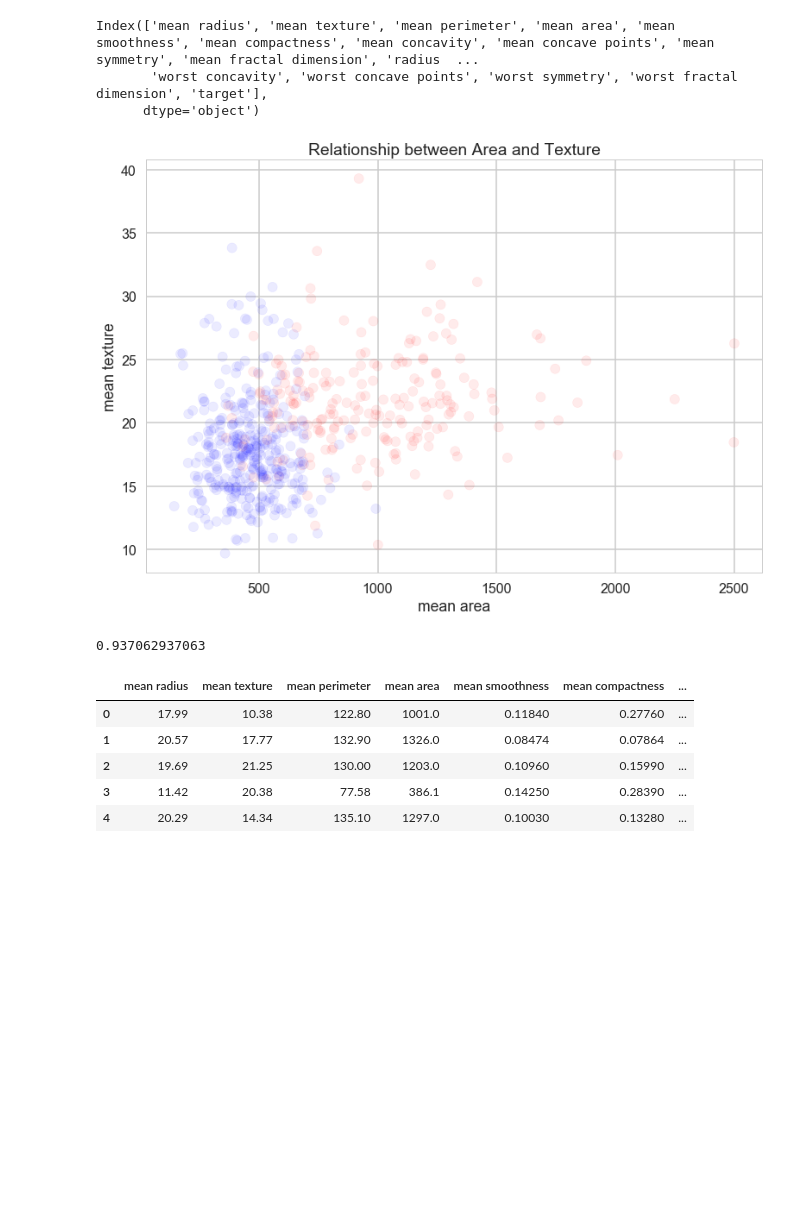
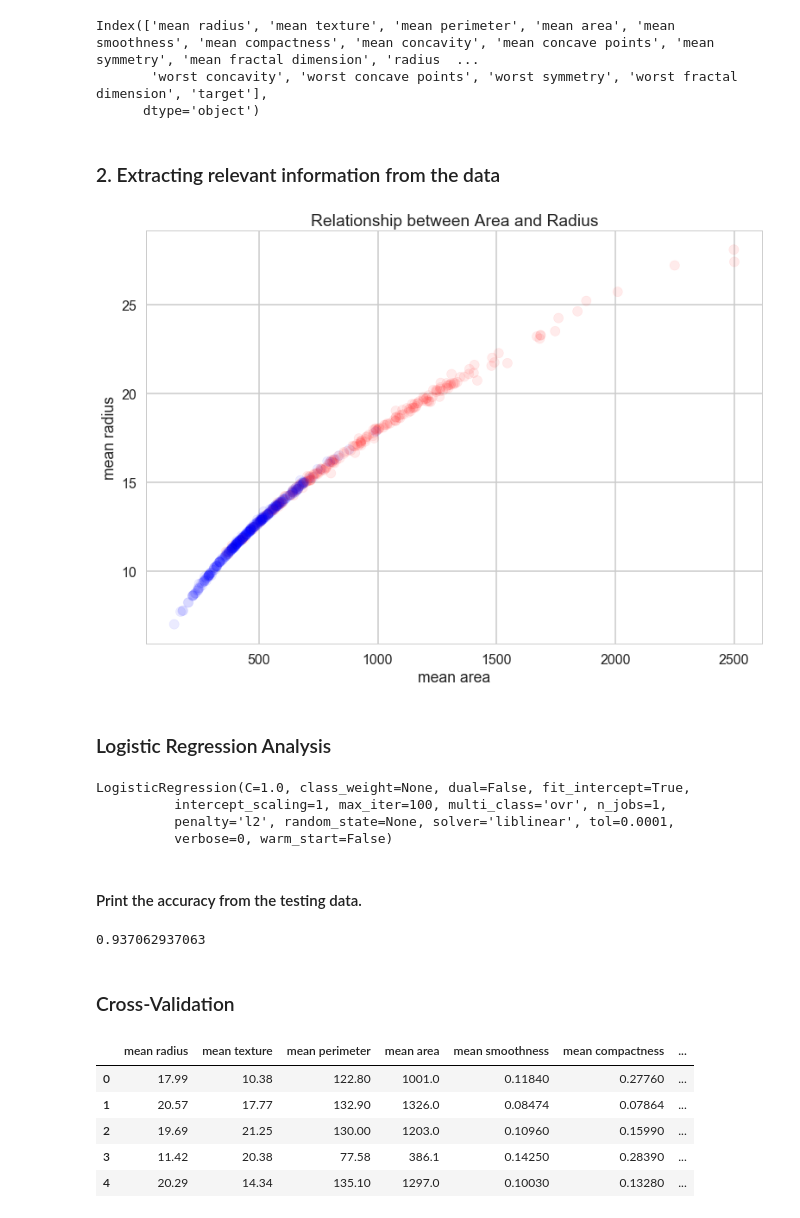
Before and after one commit to jl3392/Capstone-Design, a Jupyter notebook: practice_breast_cancer_dataset.ipynb, the cells around one changed output. Drawn from its saved outputs; the diff is of its cells as text; code cells hidden in the pictures; blank space fills up the shorter version.

```diff
--- a/practice_breast_cancer_dataset.ipynb
+++ b/practice_breast_cancer_dataset.ipynb
@@ -137,16 +141,20 @@ df.columns
 Index(['mean radius', 'mean texture', 'mean perimeter', 'mean area', 'mean smoothness', 'mean compactness', 'mean concavity', 'mean concave points', 'mean symmetry', 'mean fractal dimension', 'radius  ...
        'worst concavity', 'worst concave points', 'worst symmetry', 'worst fractal dimension', 'target'],
       dtype='object')
+# %% [markdown]
+### 2. Extracting relevant information from the data
 # %%
 
-plt.scatter(df['mean area'], df['mean texture'], c=[cm_bright.colors[i] for i in df['target']==1],
+plt.scatter(df['mean area'], df['mean radius'], c=[cm_bright.colors[i] for i in df['target']==1],
             alpha=0.08);
 plt.xlabel("mean area")
-plt.ylabel("mean texture")
-plt.title("Relationship between Area and Texture")
+plt.ylabel("mean radius")
+plt.title("Relationship between Area and Radius")
 plt.show()
 # %% [output]
-[figure, old version]
+[figure, new version]
+# %% [markdown]
+### Logistic Regression Analysis
 # %%
 from sklearn.model_selection import train_test_split
 from sklearn.linear_model import LogisticRegression
@@ -159,10 +167,19 @@ Xlr, Xtestlr, ylr, ytestlr = train_test_split(df[['mean area','mean texture']].v
 clf = LogisticRegression()
 # Fit the model on the trainng data.
 clf.fit(Xlr, ylr)
-# Print the accuracy from the testing data.
-print(accuracy_score(clf.predict(Xtestlr), ytestlr))
 # %% [output]
-0.937062937063
+LogisticRegression(C=1.0, class_weight=None, dual=False, fit_intercept=True,
+          intercept_scaling=1, max_iter=100, multi_class='ovr', n_jobs=1,
+          penalty='l2', random_state=None, solver='liblinear', tol=0.0001,
+          verbose=0, warm_start=False)
+# %% [markdown]
+#### Print the accuracy from the testing data.
+# %%
+print(accuracy_score(clf.predict(Xtestlr), ytestlr))
+# %% [output]
+0.937062937063
+# %% [markdown]
+### Cross-Validation
 # %%
 from sklearn.model_selection import KFold
 from sklearn.metrics import accuracy_score
```
Also changed, not shown: parts of 20 cells of this notebook.
